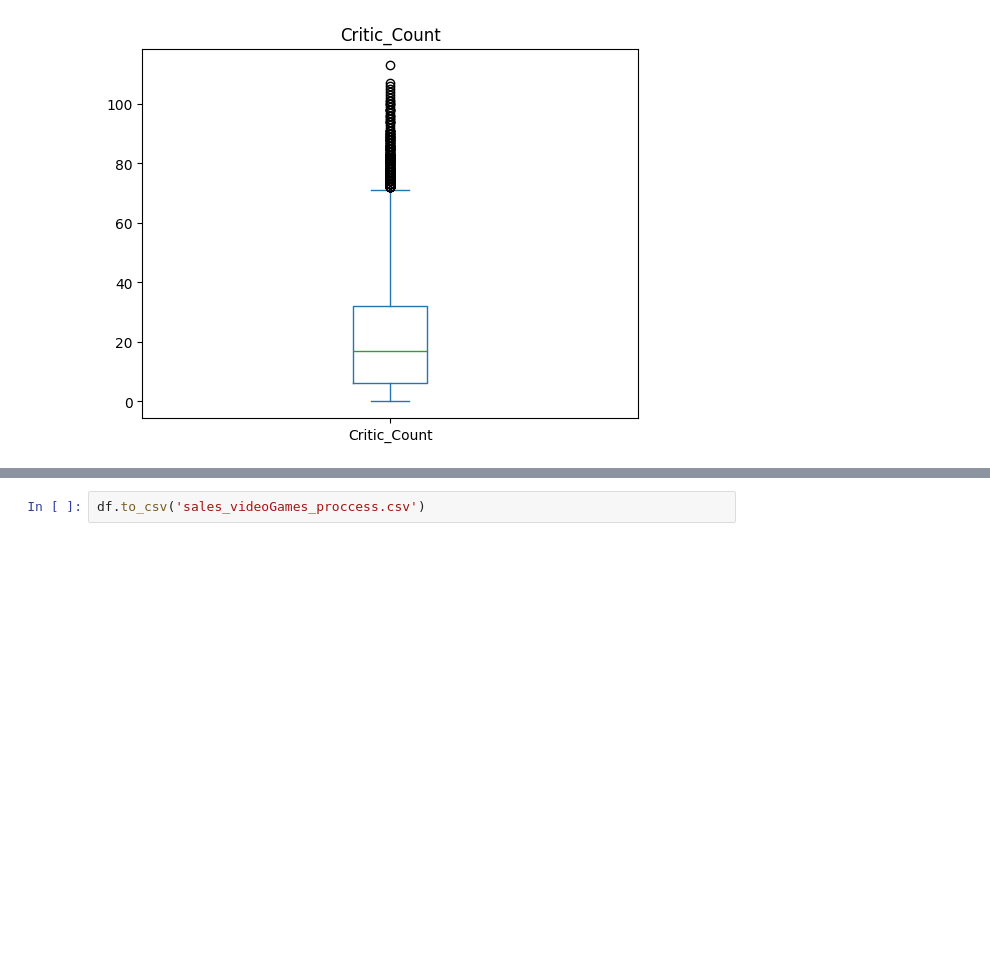
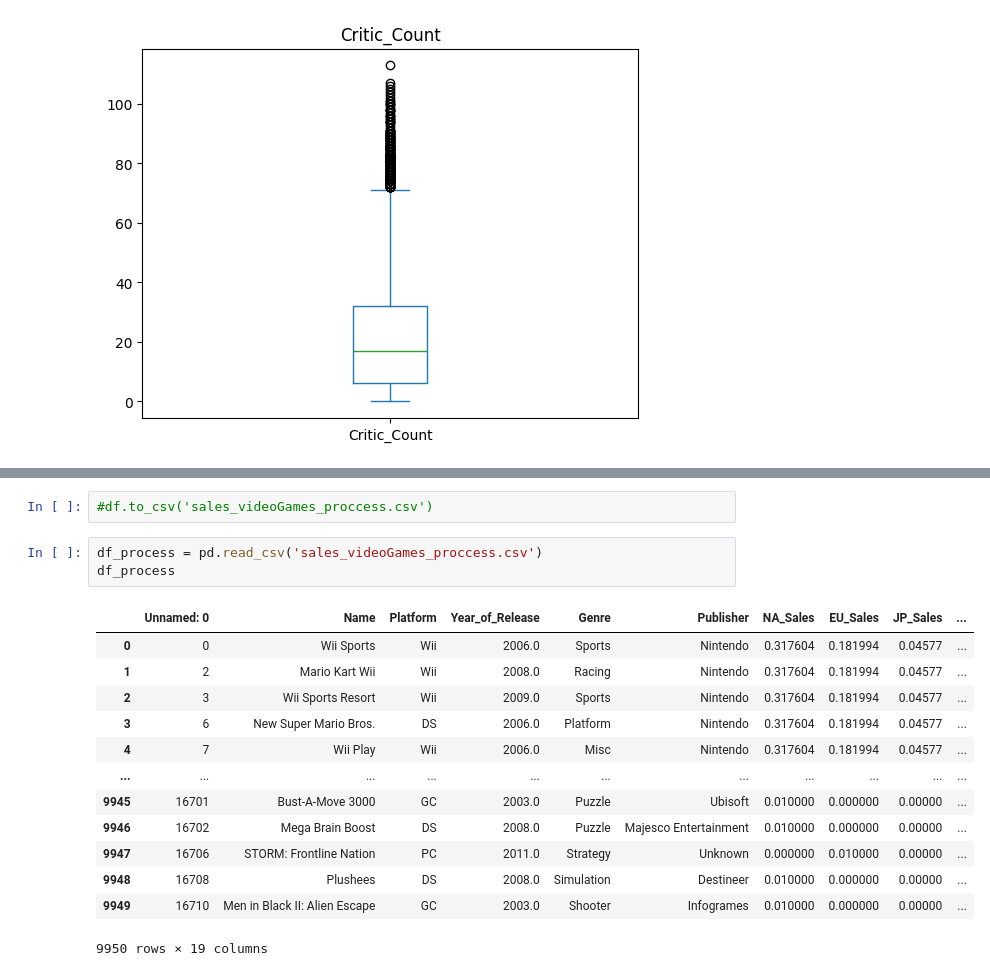
Before and after one commit to AndreaCamargo23/AnalisisDatos, a Jupyter notebook: Taller1/Codigo/Preprocesamiento.ipynb, the cells around one changed output, grey strips where cells are left out. Cells and saved outputs as stored; diff of their text form; blank space fills up the shorter version.

```diff
--- a/Taller1/Codigo/Preprocesamiento.ipynb
+++ b/Taller1/Codigo/Preprocesamiento.ipynb
@@ -409,2 +409,19 @@ df[['Year_of_Release','NA_Sales', 'EU_Sales', 'JP_Sales', 'Other_Sales', 'Global
 # %%
-df.to_csv('sales_videoGames_proccess.csv')
+#df.to_csv('sales_videoGames_proccess.csv')
+# %%
+df_process = pd.read_csv('sales_videoGames_proccess.csv')
+df_process
+# %% [output]
+|  | Unnamed: 0 | Name | Platform | Year_of_Release | Genre | Publisher | NA_Sales | EU_Sales | JP_Sales | ... |
+| 0 | 0 | Wii Sports | Wii | 2006.0 | Sports | Nintendo | 0.317604 | 0.181994 | 0.04577 | ... |
+| 1 | 2 | Mario Kart Wii | Wii | 2008.0 | Racing | Nintendo | 0.317604 | 0.181994 | 0.04577 | ... |
+| 2 | 3 | Wii Sports Resort | Wii | 2009.0 | Sports | Nintendo | 0.317604 | 0.181994 | 0.04577 | ... |
+| 3 | 6 | New Super Mario Bros. | DS | 2006.0 | Platform | Nintendo | 0.317604 | 0.181994 | 0.04577 | ... |
+| 4 | 7 | Wii Play | Wii | 2006.0 | Misc | Nintendo | 0.317604 | 0.181994 | 0.04577 | ... |
+| ... | ... | ... | ... | ... | ... | ... | ... | ... | ... | ... |
+| 9945 | 16701 | Bust-A-Move 3000 | GC | 2003.0 | Puzzle | Ubisoft | 0.010000 | 0.000000 | 0.00000 | ... |
+| 9946 | 16702 | Mega Brain Boost | DS | 2008.0 | Puzzle | Majesco Entertainment | 0.010000 | 0.000000 | 0.00000 | ... |
+| 9947 | 16706 | STORM: Frontline Nation | PC | 2011.0 | Strategy | Unknown | 0.000000 | 0.010000 | 0.00000 | ... |
+| 9948 | 16708 | Plushees | DS | 2008.0 | Simulation | Destineer | 0.010000 | 0.000000 | 0.00000 | ... |
+| 9949 | 16710 | Men in Black II: Alien Escape | GC | 2003.0 | Shooter | Infogrames | 0.010000 | 0.000000 | 0.00000 | ... |
+9950 rows × 19 columns
```
Also changed, not shown: parts of 15 cells of this notebook, 2 other files.
